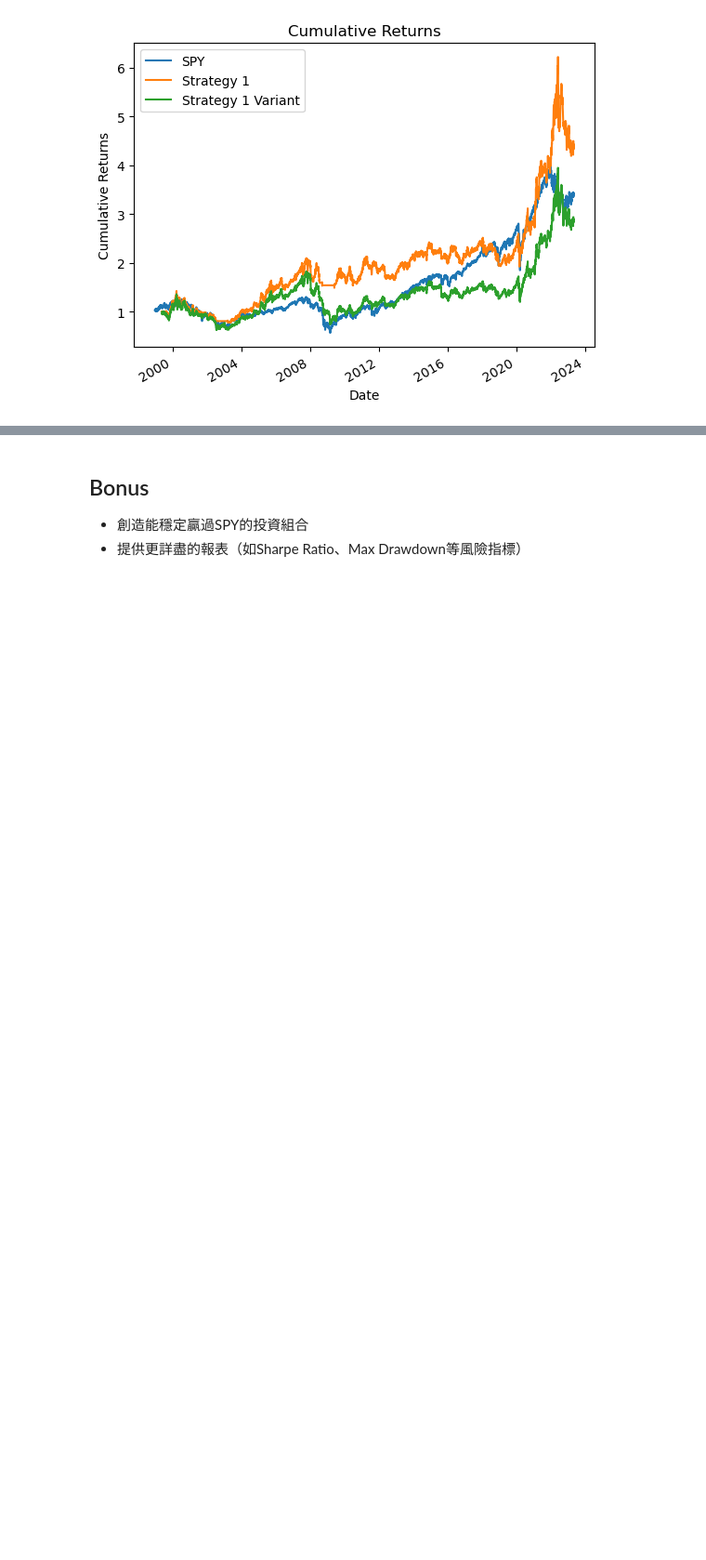
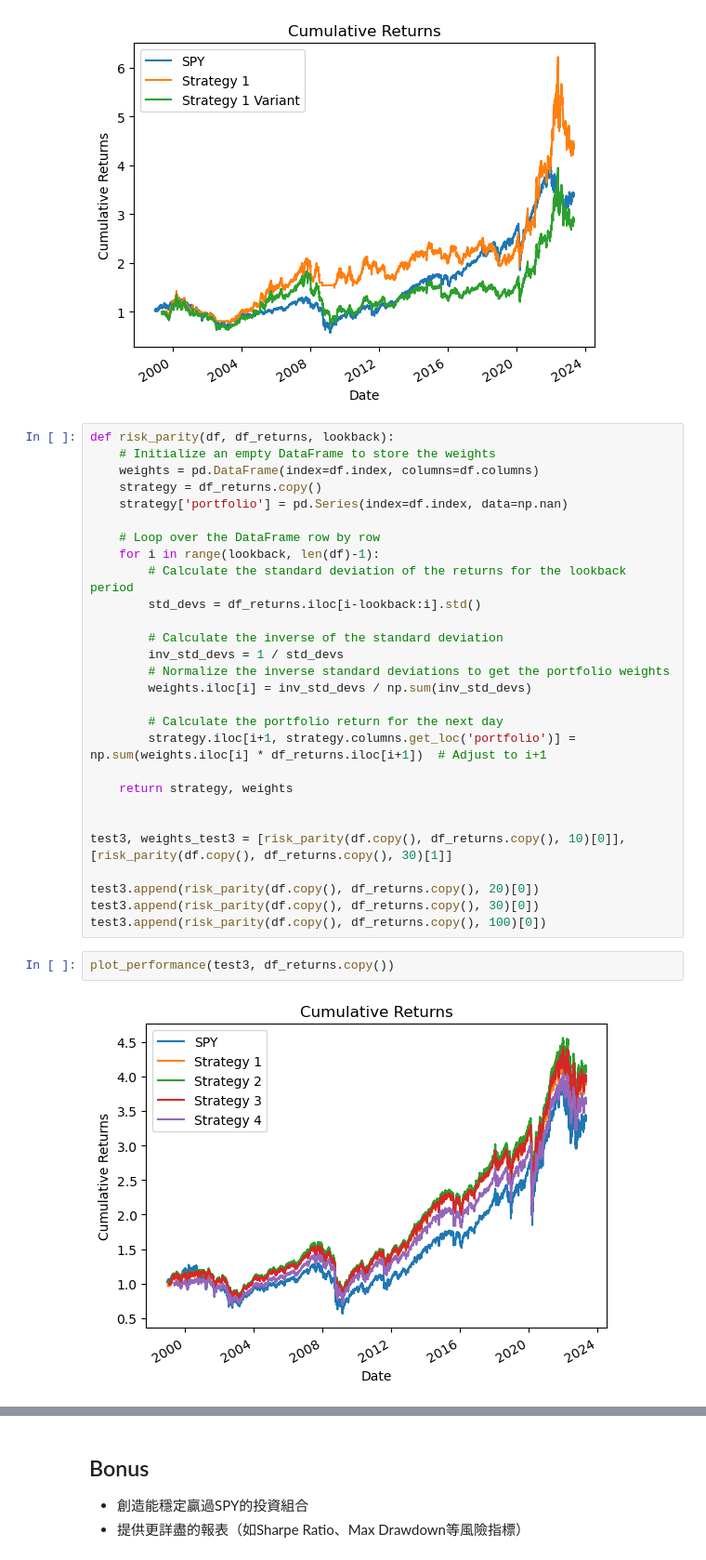
Before and after one commit to Raccoon103/Gambling-Apocalypse-Crypto, a Jupyter notebook: CryptoStrat.ipynb, the cells around one changed output, grey strips where cells are left out. Shown at 93% size. Cells and saved outputs as stored; diff of their text form; blank space fills up the shorter version.

Commit message:
Updated CryptoStrat notebook

```diff
--- a/CryptoStrat.ipynb
+++ b/CryptoStrat.ipynb
@@ -302,3 +303,35 @@ weights_test2
 plot_performance(test2, df_returns.copy(), variant_list=['portfolio no leave'])
 # %% [output]
 [figure]
+# %%
+def risk_parity(df, df_returns, lookback):
+    # Initialize an empty DataFrame to store the weights
+    weights = pd.DataFrame(index=df.index, columns=df.columns)
+    strategy = df_returns.copy()
+    strategy['portfolio'] = pd.Series(index=df.index, data=np.nan)
+
+    # Loop over the DataFrame row by row
+    for i in range(lookback, len(df)-1):
+        # Calculate the standard deviation of the returns for the lookback period
+        std_devs = df_returns.iloc[i-lookback:i].std()
+
+        # Calculate the inverse of the standard deviation
+        inv_std_devs = 1 / std_devs
+        # Normalize the inverse standard deviations to get the portfolio weights
+        weights.iloc[i] = inv_std_devs / np.sum(inv_std_devs)
+
+        # Calculate the portfolio return for the next day
+        strategy.iloc[i+1, strategy.columns.get_loc('portfolio')] = np.sum(weights.iloc[i] * df_returns.iloc[i+1])  # Adjust to i+1
+
+    return strategy, weights
+
+
+test3, weights_test3 = [risk_parity(df.copy(), df_returns.copy(), 10)[0]], [risk_parity(df.copy(), df_returns.copy(), 30)[1]]
+
+test3.append(risk_parity(df.copy(), df_returns.copy(), 20)[0])
+test3.append(risk_parity(df.copy(), df_returns.copy(), 30)[0])
+test3.append(risk_parity(df.copy(), df_returns.copy(), 100)[0])
+# %%
+plot_performance(test3, df_returns.copy())
+# %% [output]
+[figure, added]
```
Also changed, not shown: parts of 2 cells of this notebook.
